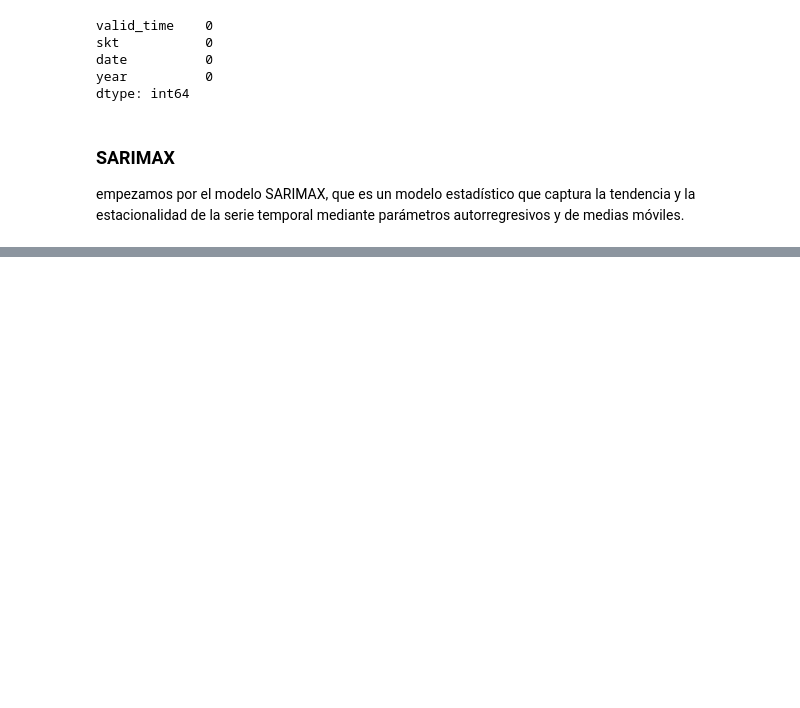
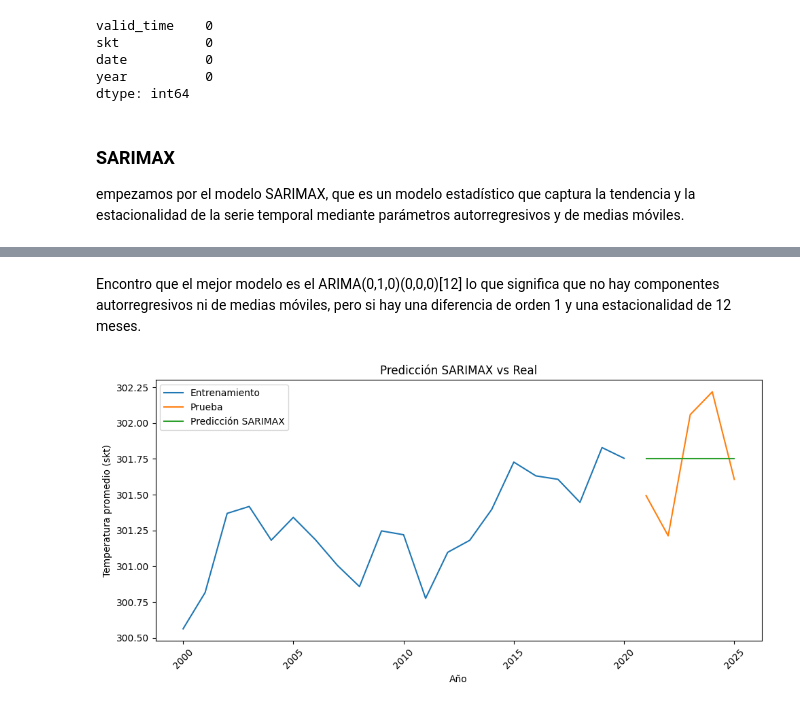
Before and after one commit to AlexSG29/Modelos_Econometricos, a Jupyter notebook: ultimo taller/taller.ipynb, the cells around one changed output, grey strips where cells are left out. Cells and saved outputs as stored; diff of their text form; code cells hidden in the pictures; blank space fills up the shorter version.

```diff
--- a/ultimo taller/taller.ipynb
+++ b/ultimo taller/taller.ipynb
@@ -141,0 +164,22 @@ empezamos por el modelo SARIMAX, que es un modelo estadístico que captura la te
+# %%
+# ajuste automatico del modelo SARIMAX
+from statsmodels.tsa.statespace.sarimax import SARIMAX
+from pmdarima import auto_arima
+import warnings
+warnings.filterwarnings("ignore")
+
+### SARIMAX
+model_sarimax = auto_arima(
+                        train['skt'],
+                        seasonal=True,
+                        m=12,
+                        trace=True,
+                        error_action='ignore',
+                        suppress_warnings=True
+                        )
+
+# entrenamos el modelo
+model_sarimax.fit(train['skt'])
+model_sarimax.summary()
+print(f'Parámetros óptimos: ARIMA{model_sarimax.order}')
+print(f'Parámetros estacionales óptimos: SARIMA{model_sarimax.seasonal_order}')
@@ -141,0 +204,19 @@ empezamos por el modelo SARIMAX, que es un modelo estadístico que captura la te
+# %% [markdown]
+Encontro que el mejor modelo es el ARIMA(0,1,0)(0,0,0)[12] lo que significa que no hay componentes autorregresivos ni de medias móviles, pero si hay una diferencia de orden 1 y una estacionalidad de 12 meses.
+# %%
+# bien ahora vamos a hacer las predicciones de los ultimos 5 años
+pred_sarimax = model_sarimax.predict(n_periods=len(test))
+# visualizamos las predicciones junto con los datos reales
+plt.figure(figsize=(10, 5))
+plt.plot(train['year'], train['skt'], label='Entrenamiento')
+plt.plot(test['year'], test['skt'], label='Prueba')
+plt.plot(test['year'], pred_sarimax, label='Predicción SARIMAX')
+plt.xlabel('Año')
+plt.ylabel('Temperatura promedio (skt)')
+plt.title('Predicción SARIMAX vs Real')
+plt.legend()
+plt.xticks(rotation=45)
+plt.tight_layout()
+plt.show()
+# %% [output]
+[figure, added]
```
Also changed, not shown: parts of 11 cells of this notebook.
